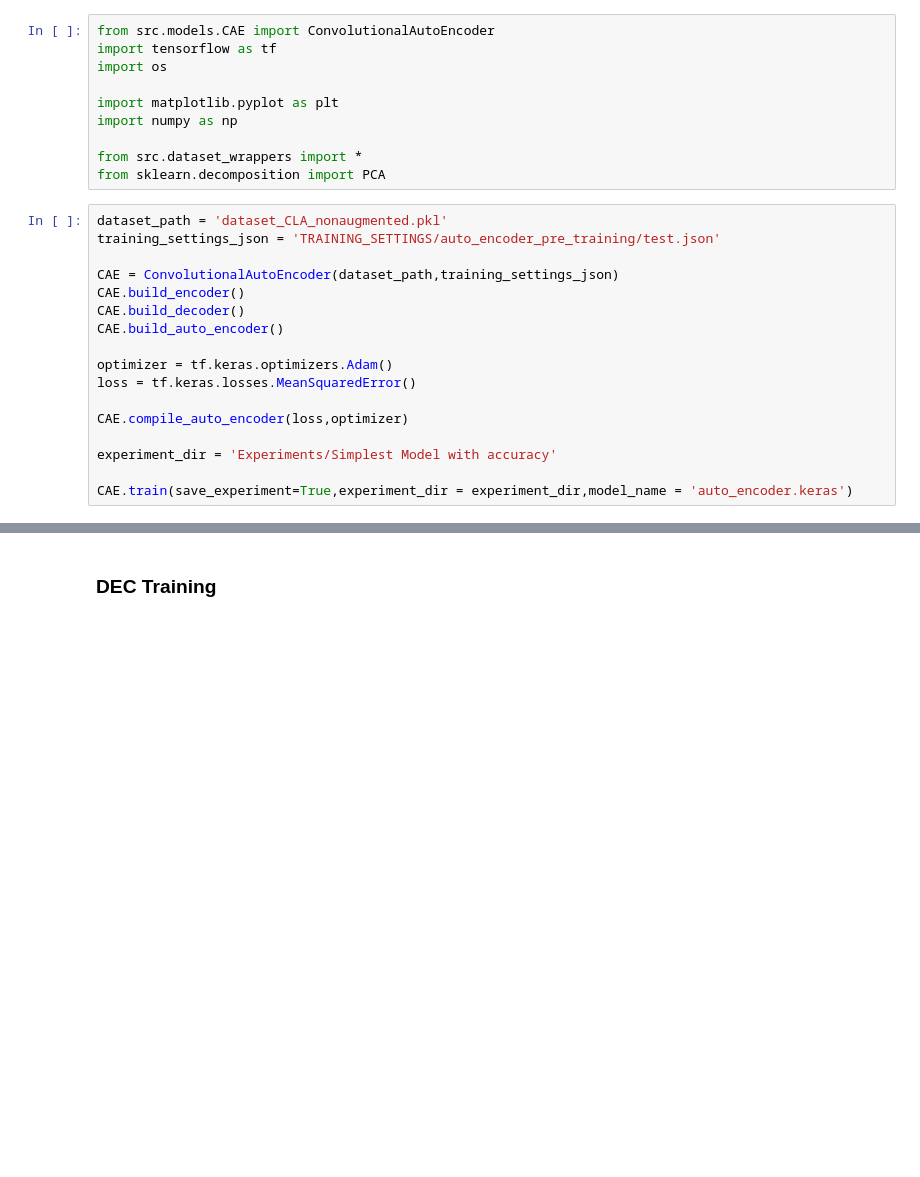
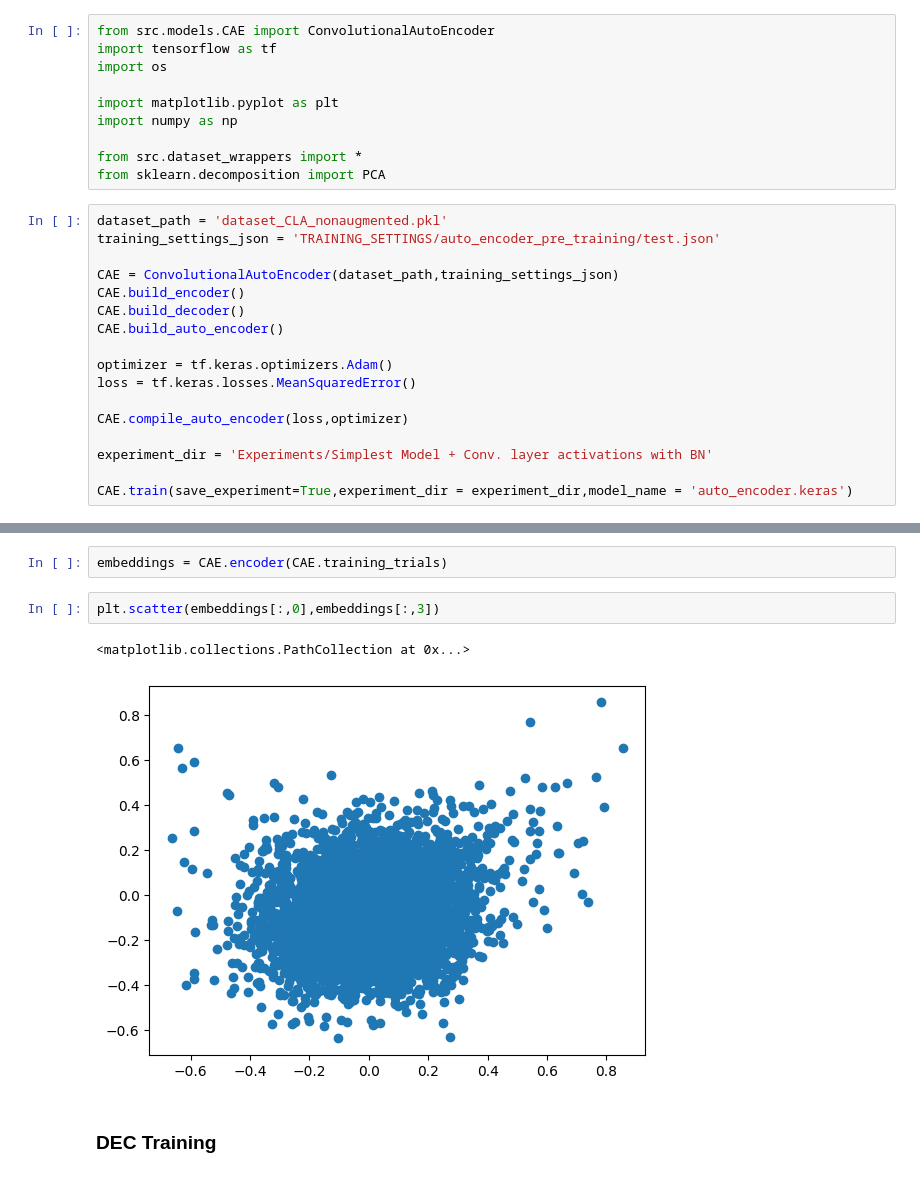
Before and after one commit to TekinGunasar/KDD-Continued-Work, a Jupyter notebook: demo.ipynb, the cells around one changed output, grey strips where cells are left out. Saved outputs shown, nothing was run; the diff lists cells and outputs as text; blank space fills up the shorter version.

```diff
--- a/demo.ipynb
+++ b/demo.ipynb
@@ -123,7 +120,7 @@ loss = tf.keras.losses.MeanSquaredError()
 
 CAE.compile_auto_encoder(loss,optimizer)
 
-experiment_dir = 'Experiments/Simplest Model with accuracy'
+experiment_dir = 'Experiments/Simplest Model + Conv. layer activations with BN'
 
 CAE.train(save_experiment=True,experiment_dir = experiment_dir,model_name = 'auto_encoder.keras')
 # %% [output]
@@ -159,3 +160,10 @@ CAE.show_random_reconstruction()
+# %%
+embeddings = CAE.encoder(CAE.training_trials)
+# %%
+plt.scatter(embeddings[:,0],embeddings[:,3])
+# %% [output]
+<matplotlib.collections.PathCollection at 0x...>
+[figure, added]
 # %% [markdown]
 ### DEC Training
 # %%
```
Also changed, not shown: parts of 7 cells of this notebook, 15 other files.
